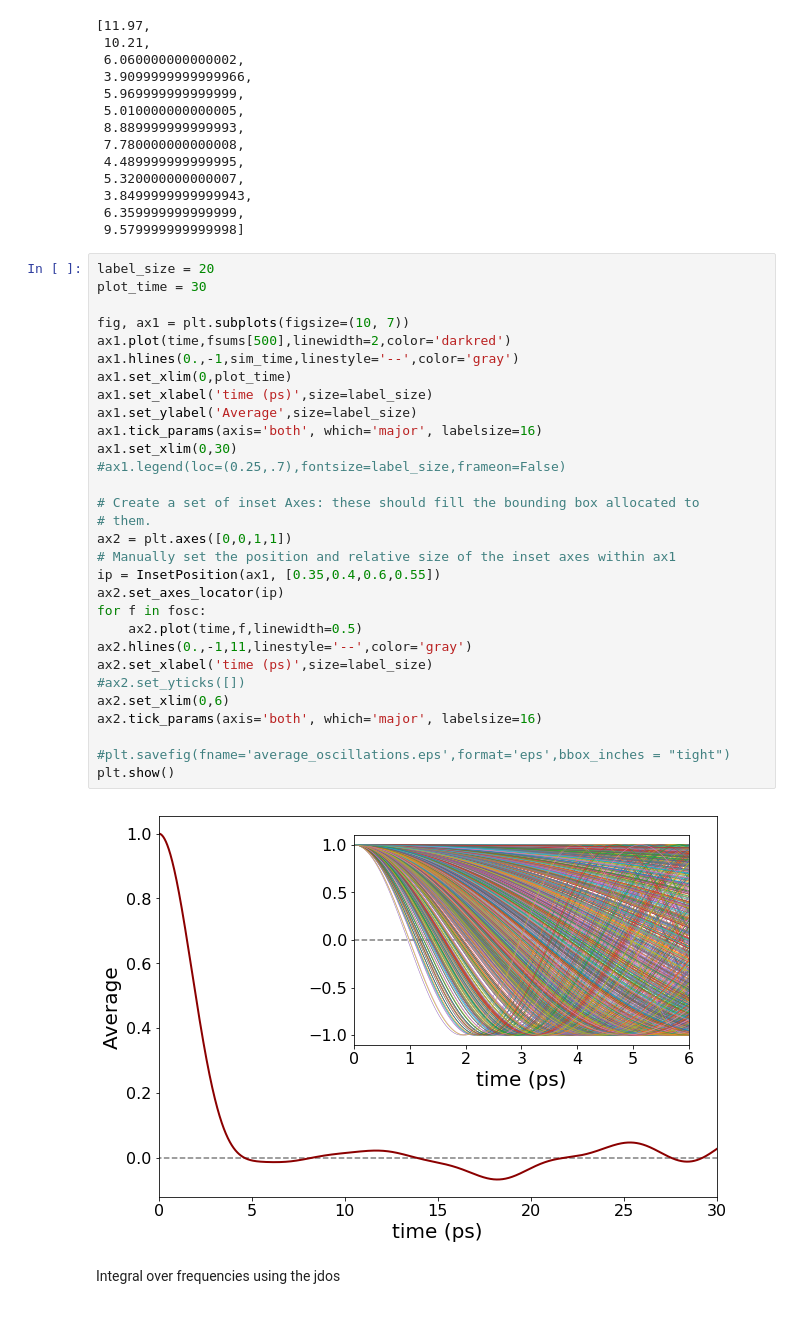
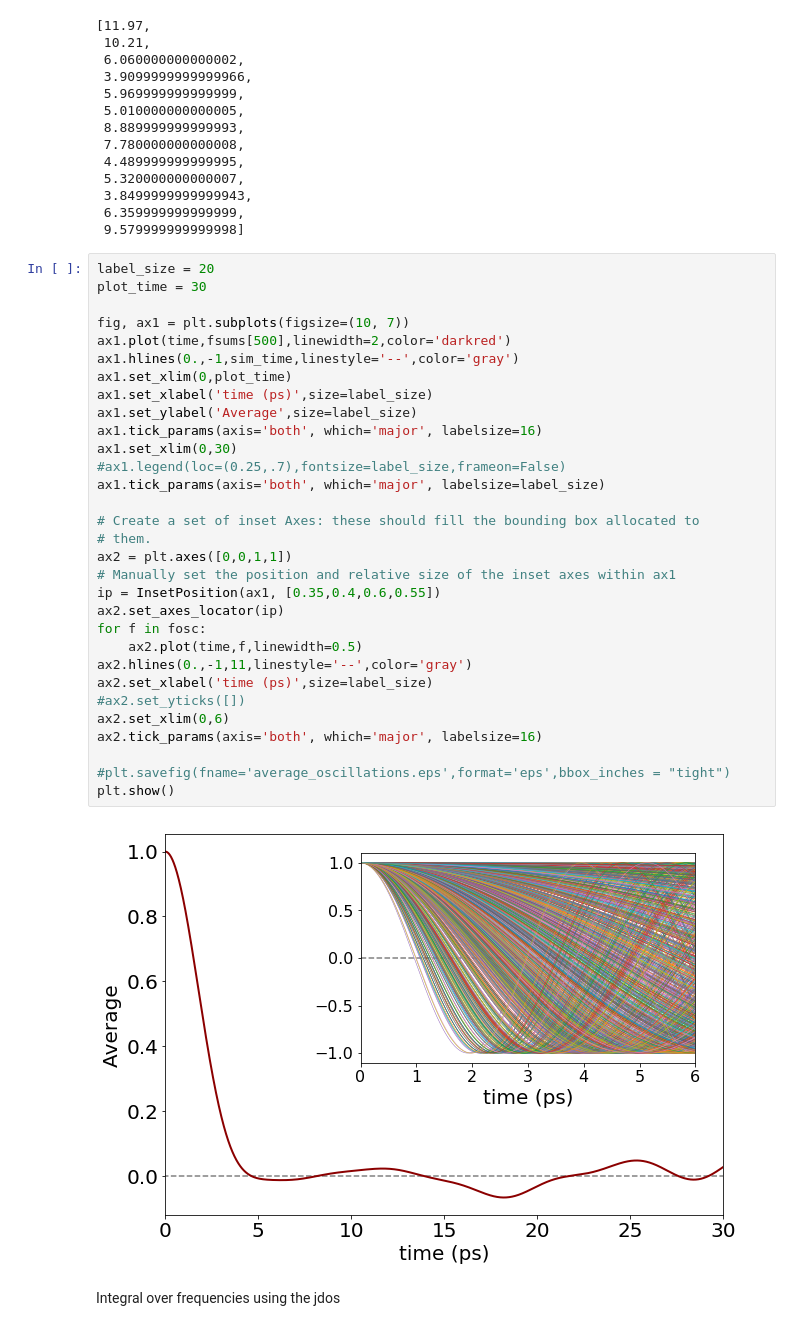
Before and after one commit to marcodalessandro76/Generation-and-decay-of-the-degree-of-spin-polarization-in-GaAs, a Jupyter notebook: ANALYSIS_Plots.ipynb, the cells around one changed output. Saved outputs shown, nothing was run; the diff lists cells and outputs as text.

```diff
--- a/ANALYSIS_Plots.ipynb
+++ b/ANALYSIS_Plots.ipynb
@@ -748,34 +878,35 @@ deltas
 label_size = 20
 plot_time = 30
 
 fig, ax1 = plt.subplots(figsize=(10, 7))
 ax1.plot(time,fsums[500],linewidth=2,color='darkred')
 ax1.hlines(0.,-1,sim_time,linestyle='--',color='gray')
 ax1.set_xlim(0,plot_time)
 ax1.set_xlabel('time (ps)',size=label_size)
 ax1.set_ylabel('Average',size=label_size)
 ax1.tick_params(axis='both', which='major', labelsize=16)
 ax1.set_xlim(0,30)
 #ax1.legend(loc=(0.25,.7),fontsize=label_size,frameon=False)
+ax1.tick_params(axis='both', which='major', labelsize=label_size)
 
 # Create a set of inset Axes: these should fill the bounding box allocated to
 # them.
 ax2 = plt.axes([0,0,1,1])
 # Manually set the position and relative size of the inset axes within ax1
 ip = InsetPosition(ax1, [0.35,0.4,0.6,0.55])
 ax2.set_axes_locator(ip)
 for f in fosc:
     ax2.plot(time,f,linewidth=0.5)
 ax2.hlines(0.,-1,11,linestyle='--',color='gray')
 ax2.set_xlabel('time (ps)',size=label_size)
 #ax2.set_yticks([])
 ax2.set_xlim(0,6)
 ax2.tick_params(axis='both', which='major', labelsize=16)
 
 #plt.savefig(fname='average_oscillations.eps',format='eps',bbox_inches = "tight")
 plt.show()
 # %% [output]
-[figure, old version]
+[figure, new version]
 # %% [markdown]
 Integral over frequencies using the jdos
 # %%
```
Also changed, not shown: parts of 15 cells of this notebook, 3 other files.
